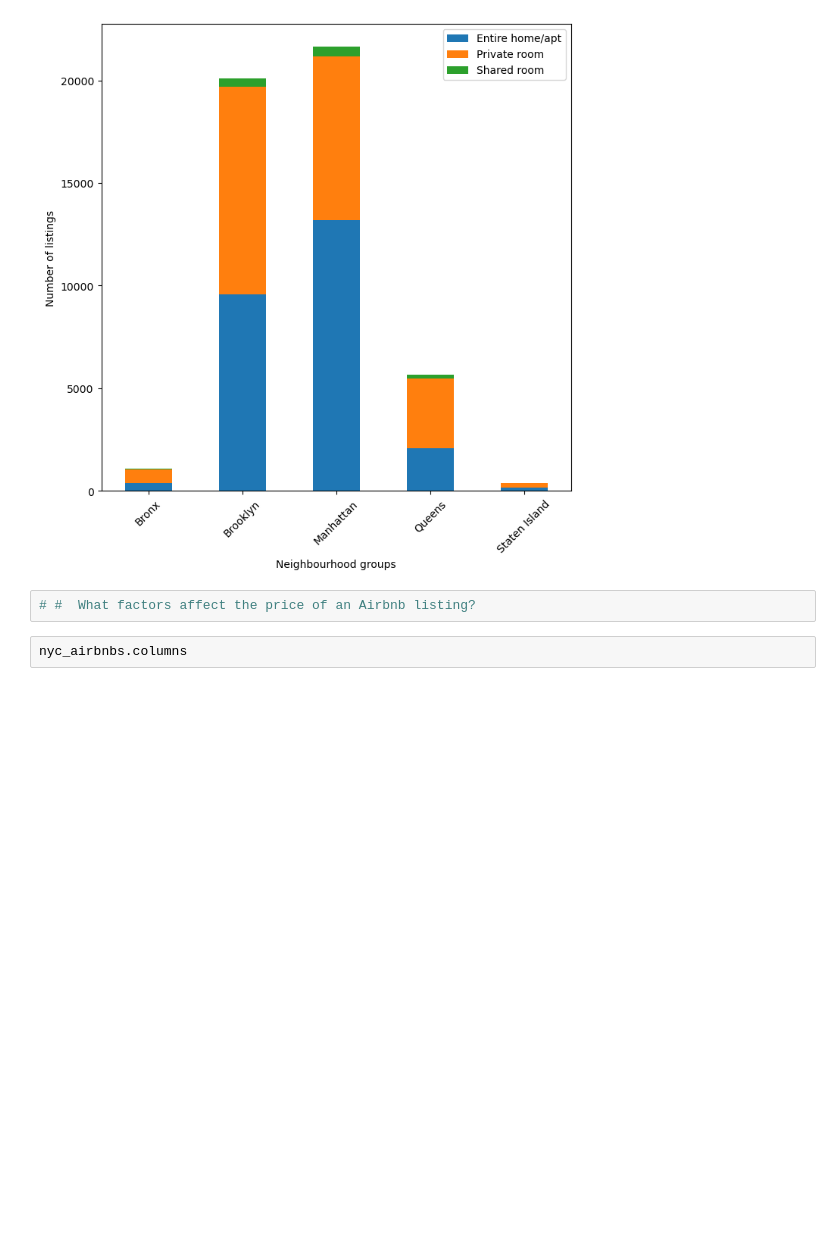
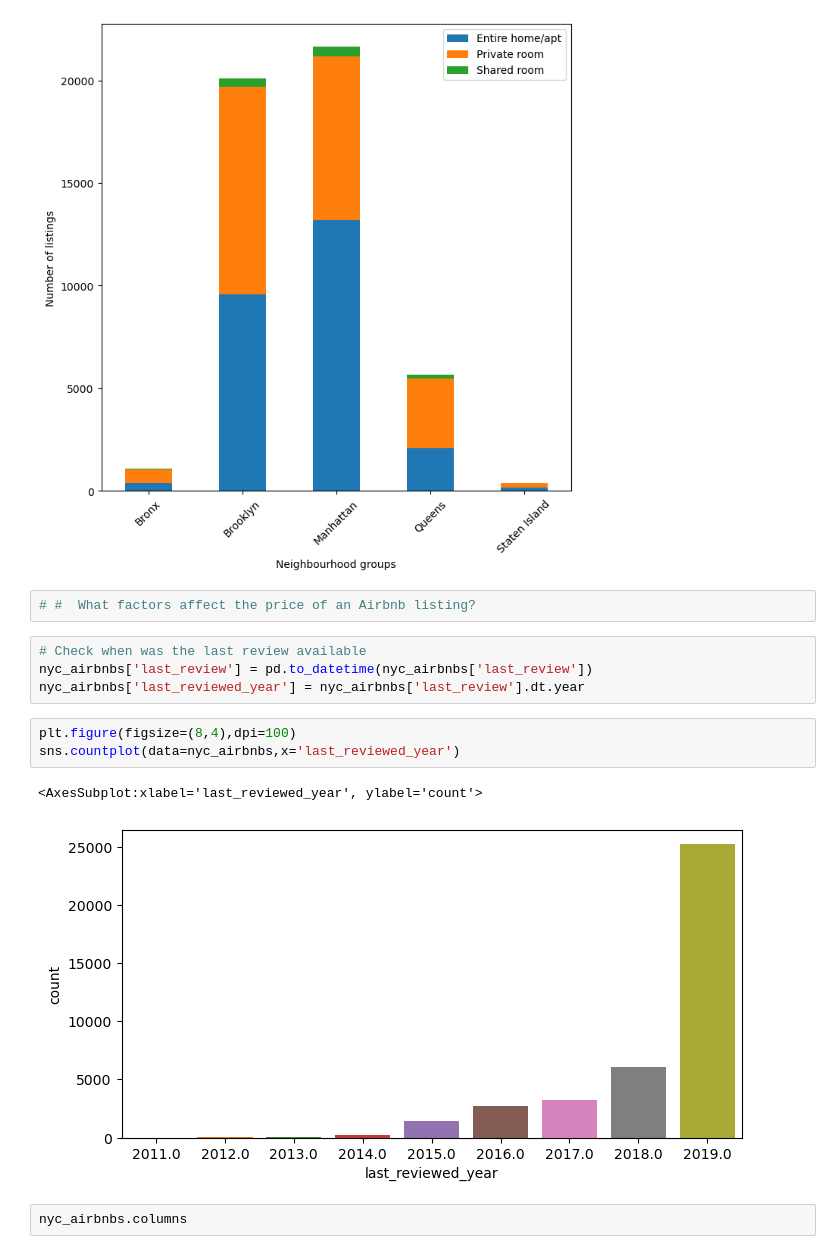
Before and after one commit to BrendaWardhaugh/Project1, a Jupyter notebook: Resources/Untitled.ipynb, the cells around one changed output. Saved outputs shown, nothing was run; the diff lists cells and outputs as text; blank space fills up the shorter version.

```diff
--- a/Resources/Untitled.ipynb
+++ b/Resources/Untitled.ipynb
@@ -215,6 +215,16 @@ barplot2.legend(['Entire home/apt','Private room','Shared room'])
 [figure]
 # %%
 # #  What factors affect the price of an Airbnb listing?
+# %%
+# Check when was the last review available
+nyc_airbnbs['last_review'] = pd.to_datetime(nyc_airbnbs['last_review'])
+nyc_airbnbs['last_reviewed_year'] = nyc_airbnbs['last_review'].dt.year
+# %%
+plt.figure(figsize=(8,4),dpi=100)
+sns.countplot(data=nyc_airbnbs,x='last_reviewed_year')
+# %% [output]
+<AxesSubplot:xlabel='last_reviewed_year', ylabel='count'>
+[figure, added]
 # %%
 nyc_airbnbs.columns
 # %% [output]
```
Also changed, not shown: parts of 1 cell of this notebook.
